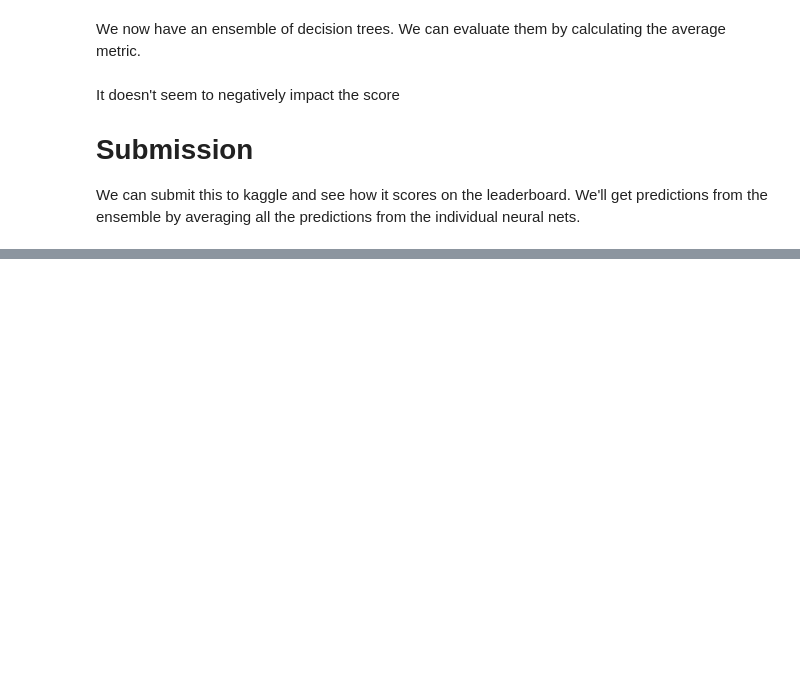
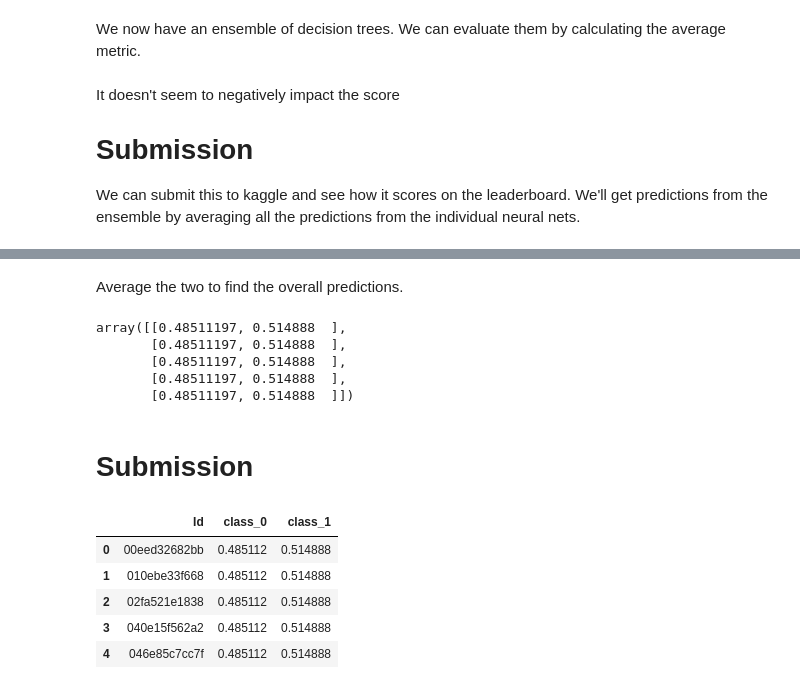
Before and after one commit to programmer-ke/icr-age-related-kaggle-competition, a Jupyter notebook: notebooks/kfold-rf-nn-ensemble.ipynb, the cells around one changed output, grey strips where cells are left out. Cells and saved outputs as stored; diff of their text form; code cells hidden in the pictures; blank space fills up the shorter version.

Commit message:
ensemble rf and nn trained with stratified kfold

```diff
--- a/notebooks/nn-kfold.ipynb
+++ b/notebooks/kfold-rf-nn-ensemble.ipynb
@@ -279,0 +384,21 @@ This one scored 0.33, our best yet.
+# %%
+def rf_kfold(df):
+
+    models, metrics = [], []
+    for train_idx, valid_idx in s_kfold.split(df.index, df.Class):
+        train_xy, valid_xy = df.iloc[train_idx], df.iloc[valid_idx]
+        train_x, train_y = x_y(train_xy)
+        valid_x, valid_y = x_y(valid_xy)
+
+        rf = random_forest(train_x, train_y, oob_score=True)
+        oob_preds = rf.oob_decision_function_
+        oob_preds_class_1 = oob_preds[:,1]
+
+        metrics.append(balanced_log_loss(train_y, oob_preds_class_1))
+
+        models.append(rf)
+
+    return models, metrics, np.mean(metrics)
+
+rf_ensemble, metrics, avg_metric = rf_kfold(df_train[important_columns + [ycol]])
+avg_metric
@@ -279,0 +409,7 @@ This one scored 0.33, our best yet.
+# %%
+preds = []
+for rf in rf_ensemble:
+    preds.append(rf.predict_proba(df_test[important_columns]))
+
+avg_rf_preds = np.stack(preds).mean(axis=0)
+avg_rf_preds
@@ -279,0 +424,8 @@ This one scored 0.33, our best yet.
+# %%
+preds = []
+for learner in nn_ensemble:
+    test_dl = learner.dls.test_dl(df_test[important_columns])
+    preds.append(learner.get_preds(dl=test_dl))
+preds = [p for p, _ in preds]
+avg_nn_preds = torch.stack(preds).mean(axis=0)
+avg_nn_preds
@@ -279,0 +443,24 @@ This one scored 0.33, our best yet.
+# %% [markdown]
+Average the two to find the overall predictions.
+# %%
+avg_preds = (avg_rf_preds + avg_nn_preds.numpy()) / 2
+avg_preds
+# %% [output]
+array([[0.48511197, 0.514888  ],
+       [0.48511197, 0.514888  ],
+       [0.48511197, 0.514888  ],
+       [0.48511197, 0.514888  ],
+       [0.48511197, 0.514888  ]])
+# %% [markdown]
+# Submission
+# %%
+df_submission = pd.read_csv(f"{path}/sample_submission.csv")
+df_submission[["class_0", "class_1"]] = avg_preds
+df_submission
+# %% [output]
+|  | Id | class_0 | class_1 |
+| 0 | 00eed32682bb | 0.485112 | 0.514888 |
+| 1 | 010ebe33f668 | 0.485112 | 0.514888 |
+| 2 | 02fa521e1838 | 0.485112 | 0.514888 |
+| 3 | 040e15f562a2 | 0.485112 | 0.514888 |
+| 4 | 046e85c7cc7f | 0.485112 | 0.514888 |
```
Also changed, not shown: parts of 23 cells of this notebook.
